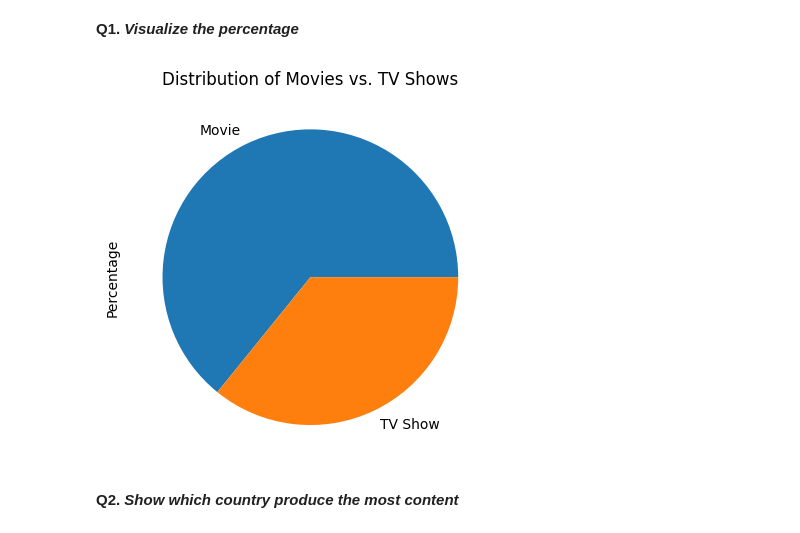
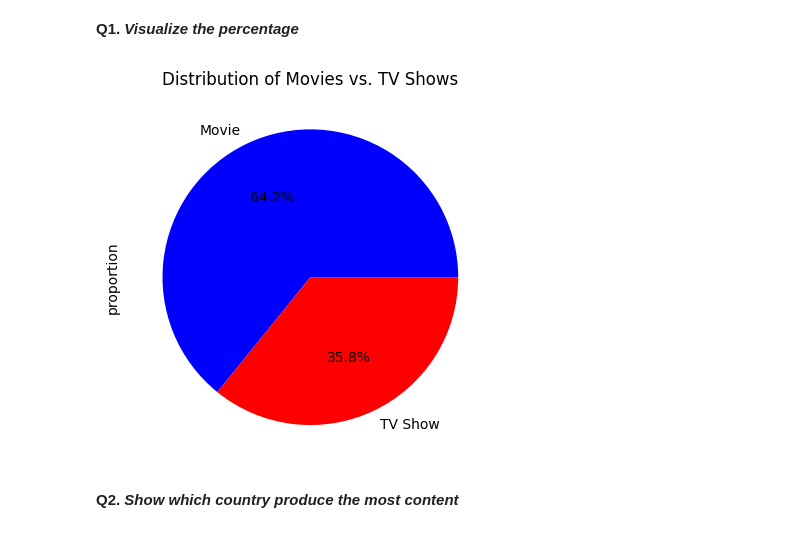
Before and after one commit to esraa-el-tohamii/Netflix-Analysis, a Jupyter notebook: netflix-visual.ipynb, the cells around one changed output. Saved outputs shown, nothing was run; the diff lists cells and outputs as text; code cells hidden in the pictures.

```diff
--- a/netflix-visual.ipynb
+++ b/netflix-visual.ipynb
@@ -214,12 +214,11 @@ Name: proportion, dtype: float64
 # %% [markdown]
 ****Q1.**** ***Visualize the percentage***
 # %%
-counts.plot(kind='pie',color=['blue','orange'])
+counts.plot(kind='pie',colors=['blue','red'],autopct='%1.1f%%')
 plt.title('Distribution of Movies vs. TV Shows')
-plt.ylabel('Percentage')
 plt.show()
 # %% [output]
-[figure, old version]
+[figure, new version]
 # %% [markdown]
 ****Q2.**** ***Show which country produce the most content***
 # %%
```
